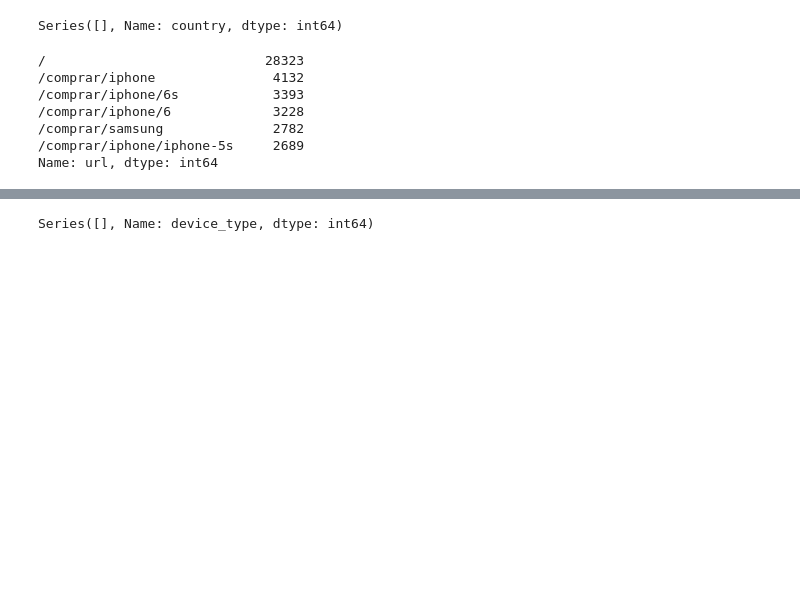
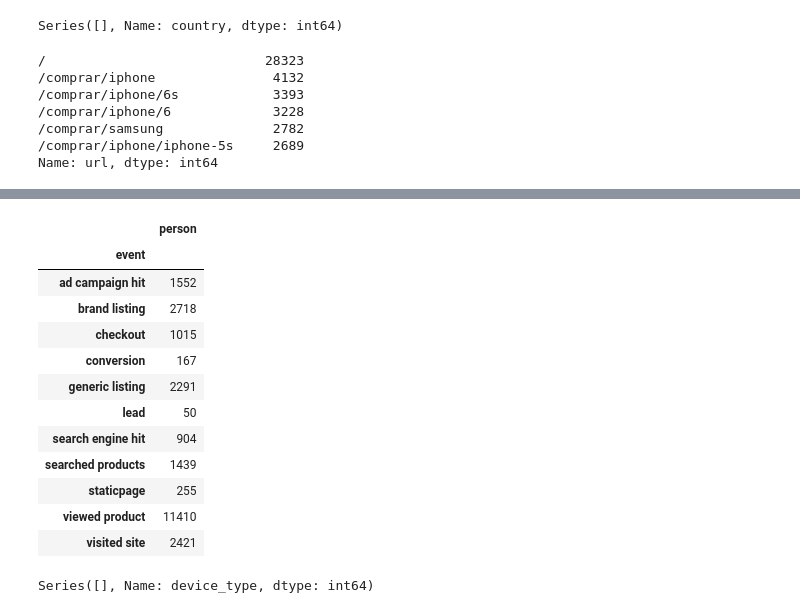
Before and after one commit to ConstanzaGonzalez/DatataFrita, a Jupyter notebook: tp/analisis-tomy.ipynb, the cells around one changed output, grey strips where cells are left out. Drawn from its saved outputs; the diff is of its cells as text; code cells hidden in the pictures; blank space fills up the shorter version.

```diff
--- a/tp/analisis-tomy.ipynb
+++ b/tp/analisis-tomy.ipynb
@@ -138,3 +183,19 @@ df_personas_computer[(df_personas_computer["event"]=="conversion")]["person"].va
+# %%
+df_personas_smartphone.groupby("event").agg({"person": "count"})
+# %% [output]
+|  | person |
+| event |  |
+| ad campaign hit | 1552 |
+| brand listing | 2718 |
+| checkout | 1015 |
+| conversion | 167 |
+| generic listing | 2291 |
+| lead | 50 |
+| search engine hit | 904 |
+| searched products | 1439 |
+| staticpage | 255 |
+| viewed product | 11410 |
+| visited site | 2421 |
 # %%
 # 4) Click en publicidad - desde qué dispositivo
 # Esta informacion tambien falta, no se puede saber desde que dispositivo se accedio a la publicidad
```
Also changed, not shown: parts of 8 cells of this notebook.
